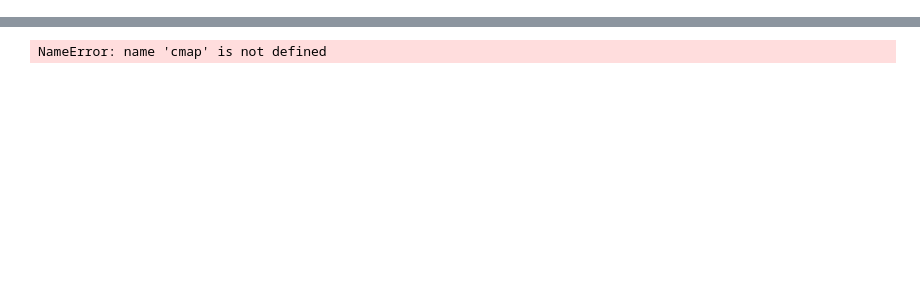
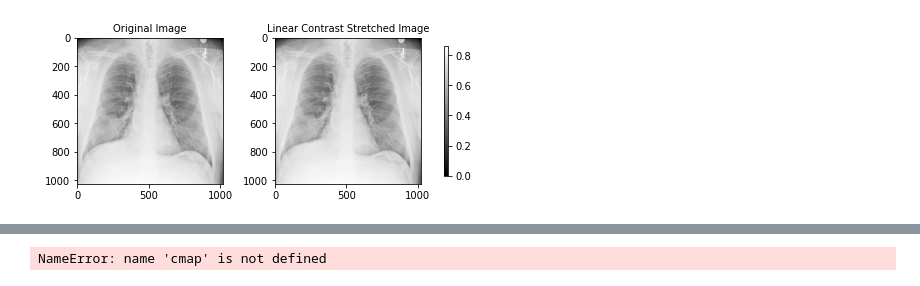
Before and after one commit to soham2109/CS-663-Assignments, a Jupyter notebook: assignment-1-transformations/2/code/question2.ipynb, the cells around one changed output, grey strips where cells are left out. Saved outputs shown, nothing was run; the diff lists cells and outputs as text; code cells hidden in the pictures; blank space fills up the shorter version.

```diff
--- a/assignment-1-transformations/2/code/question2.ipynb
+++ b/assignment-1-transformations/2/code/question2.ipynb
@@ -66,6 +67,7 @@ def truncate(array):
 def myLinearContrastStretching(input_file,tune=0.375,cmap="gray"):
     name = input_file.split(".")[2]
     input_image = mpimg.imread(input_file,format="png")
+    #input_image = cv2.imread(input_file)
     d = 1
     if len(input_image.shape)>2:
         r,c,d = input_image.shape
@@ -73,33 +75,40 @@ def myLinearContrastStretching(input_file,tune=0.375,cmap="gray"):
         r,c = input_image.shape
 
     if d==1:
-        input_image = input_image*255.0
-        tune = tune*255
-        #minimum = np.min(input_image)
-        #maximum = np.max(input_image)
+        tune = tune
         minimum,maximum = 0,255
         new_image=np.zeros_like(input_image)
         for i in range (input_image.shape[0]):
             for j in range(input_image.shape[1]):
                 input_pixel = input_image[i][j]
                 x= (input_pixel - minimum -tune)/(maximum-minimum)
-                out = (x if x >=0 else 0)
-                new_image[i][j]=out
+                new_image[i][j]=x*255
+        new_image = truncate(new_image)
+
     else:
-#         minimum = np.min(input_image)
-#         maximum = np.max(input_image)
+        #input_image = cv2.cvtColor(input_image,cv2.COLOR_BGR2RGB)
         minimum,maximum = 0,255
 
         f = 1.016*(1+tune)/(1.016-tune)
         new_image=np.zeros_like(input_image)
         for k in range(d):
-            new_image[:,:,k] = truncate(f*(input_image[:,:,k] - 0.5) + 0.5)
+            new_image[:,:,k] = truncate((f*(input_image[:,:,k] - 0.5) + 0.5))
 
-#     fig,axes = plt.subplots(1,2, constrained_layout=True, gridspec_kw={'width_ratios':[1,1]})
-#     axes[0].imshow(input_image,cmap="gray")
-#     axes[0].axis("on")
-#     axes[1].imshow(new_image,cmap="gray")
-#     axes[1].axis("on")
-#     plt.show()
+    fig,axes = plt.subplots(1,2, constrained_layout=True)
+    axes[0].imshow(input_image,cmap="gray")
+    axes[0].axis("on")
+    axes[0].set_title(r"Original Image")
+    im = axes[1].imshow(new_image,cmap="gray")
+    axes[1].axis("on")
+    axes[1].set_title(r"Linear Contrast Stretched Image")
+
+    cbar = fig.colorbar(im,ax=axes.ravel().tolist(),shrink=0.45)
+    plt.savefig(".."+name+"LCS.png",bbox_inches="tight",pad=-1)
+
     plt.imsave(".." + name+"LinearContrastStretching.png",new_image,cmap=cmap)
+# %%
+input_file = "../data/chestXray.png"
+myLinearContrastStretching(input_file,tune=0.025)
+# %% [output]
+[figure, added]
 # %%
```
Also changed, not shown: parts of 17 cells of this notebook, 8 other files.
